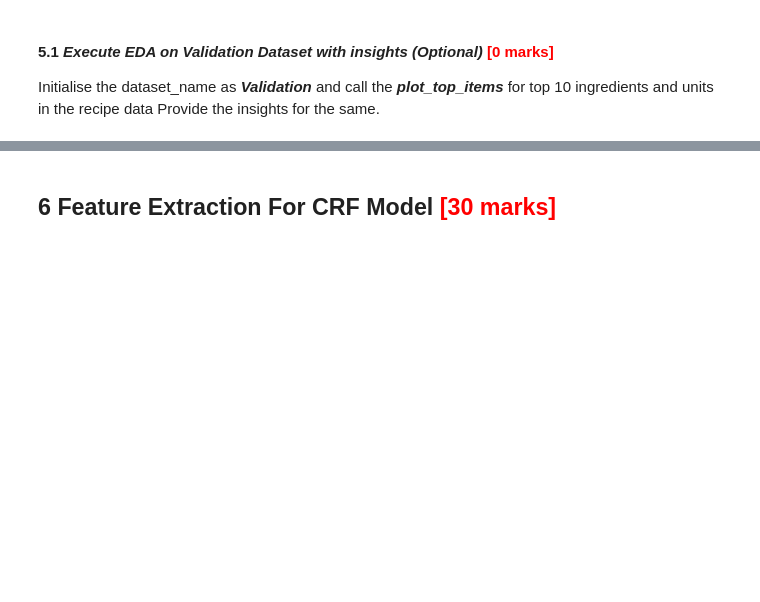
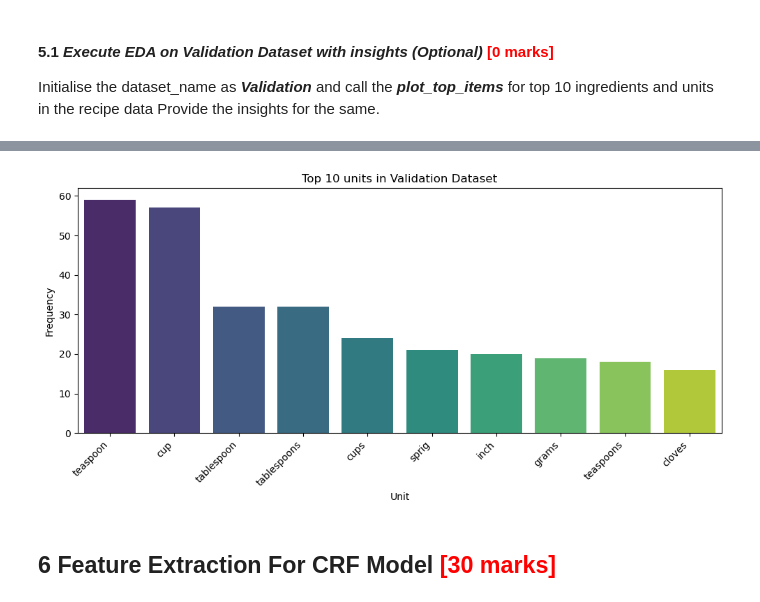
Before and after one commit to navspeak/NLP, a Jupyter notebook: Assignment/Identifying_Key_Entities_Recipe_Data_Starter.ipynb, the cells around one changed output, grey strips where cells are left out. Cells and saved outputs as stored; diff of their text form; code cells hidden in the pictures; blank space fills up the shorter version.

```diff
--- a/Assignment/Identifying_Key_Entities_Recipe_Data_Starter.ipynb
+++ b/Assignment/Identifying_Key_Entities_Recipe_Data_Starter.ipynb
@@ -367,5 +494,8 @@ Provide the insights for the same.
 # %%
 # plot the top frequent units in training data
+plot_top_items(top_units_val, 'unit', dataset_name)
+# %% [output]
+[figure, added]
 # %% [markdown]
 ## **6** Feature Extraction For CRF Model <font color = red>[30 marks]</font> <br>
 # %% [markdown]
```
Also changed, not shown: parts of 22 cells of this notebook, 1 other file.
